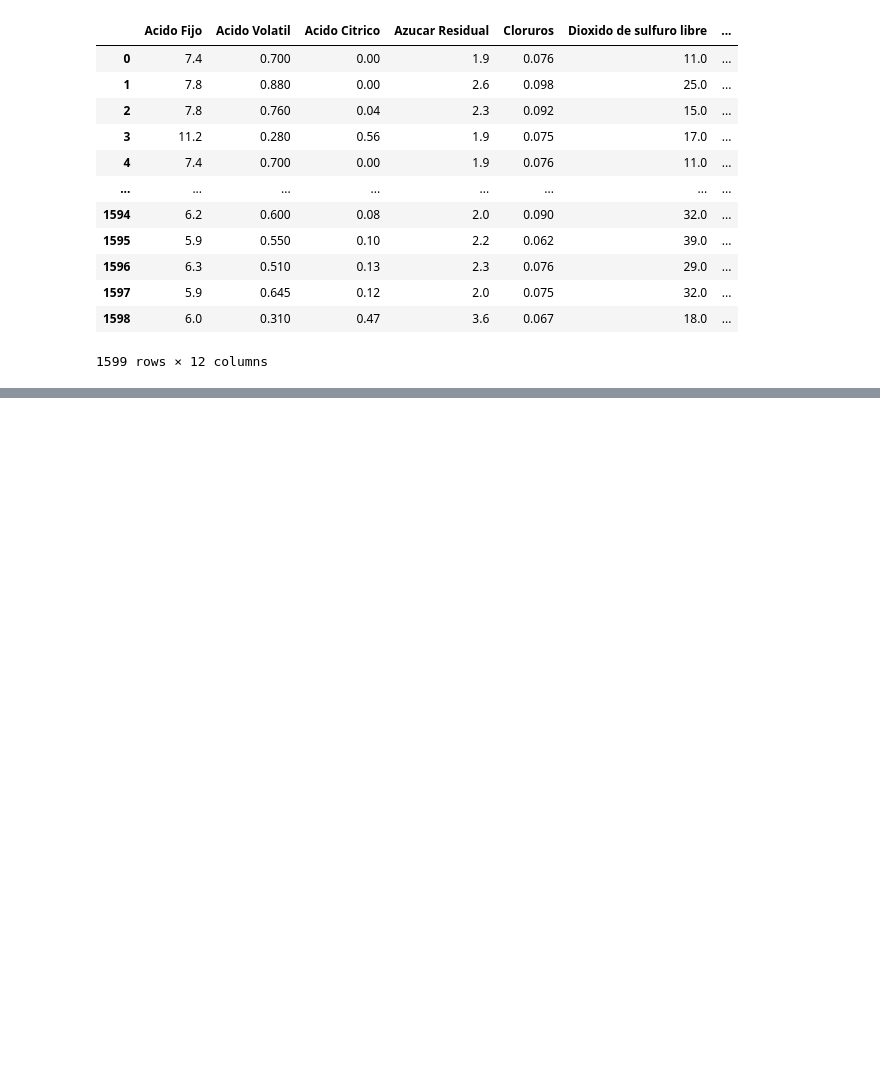
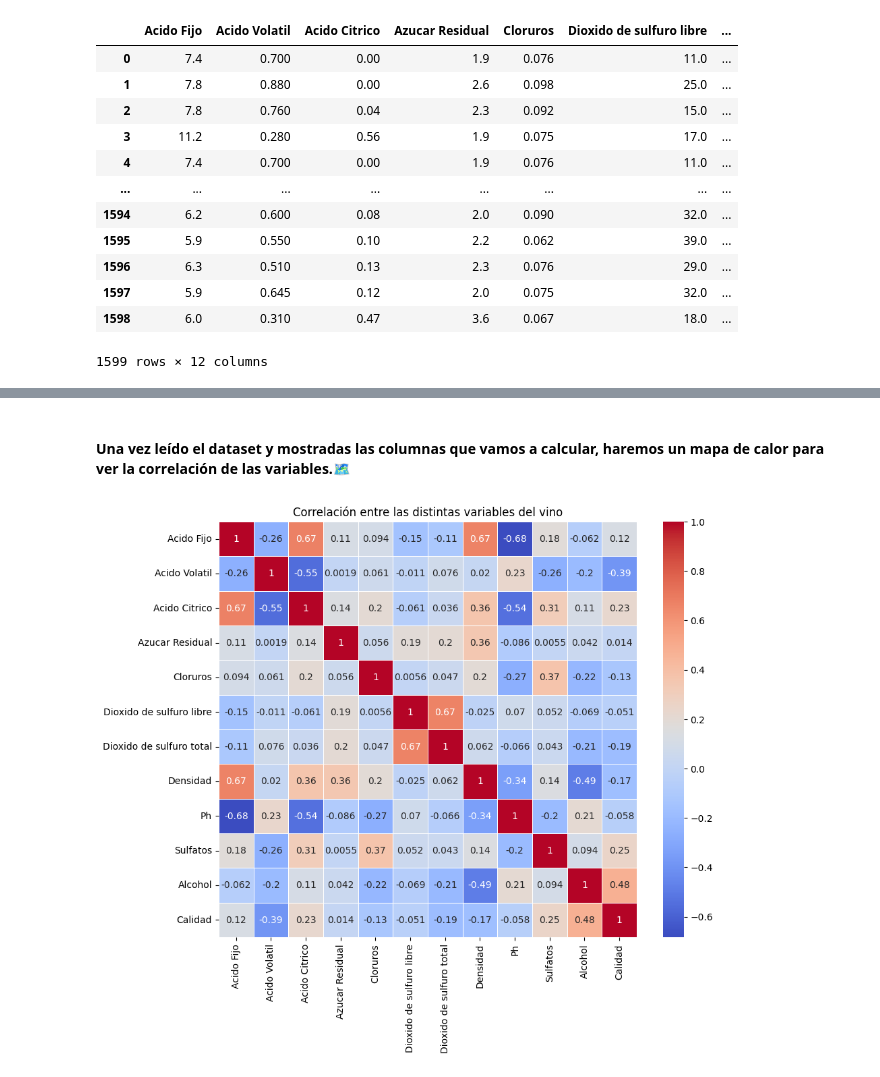
Before and after one commit to RalphNM1/InteligenciaArtificial, a Jupyter notebook: Ejercicios/Exercicio_Regresión_lineal/vino_rojo.ipynb, the cells around one changed output, grey strips where cells are left out. Cells and saved outputs as stored; diff of their text form; code cells hidden in the pictures; blank space fills up the shorter version.

```diff
--- a/Ejercicios/Exercicio_Regresión_lineal/vino_rojo.ipynb
+++ b/Ejercicios/Exercicio_Regresión_lineal/vino_rojo.ipynb
@@ -54,0 +85,9 @@ vino_df
+# %% [markdown]
+#### Una vez leído el dataset y mostradas las columnas que vamos a calcular, haremos un mapa de calor para ver la correlación de las variables.🗺️
+# %%
+plt.figure(figsize=(10,8))
+plt.title("Correlación entre las distintas variables del vino")
+sns.heatmap(vino_df.corr(), linewidths=0.5, cmap="coolwarm", annot=True)
+plt.show()
+# %% [output]
+[figure, added]
```
Also changed, not shown: parts of 34 cells of this notebook, 10 other files.
